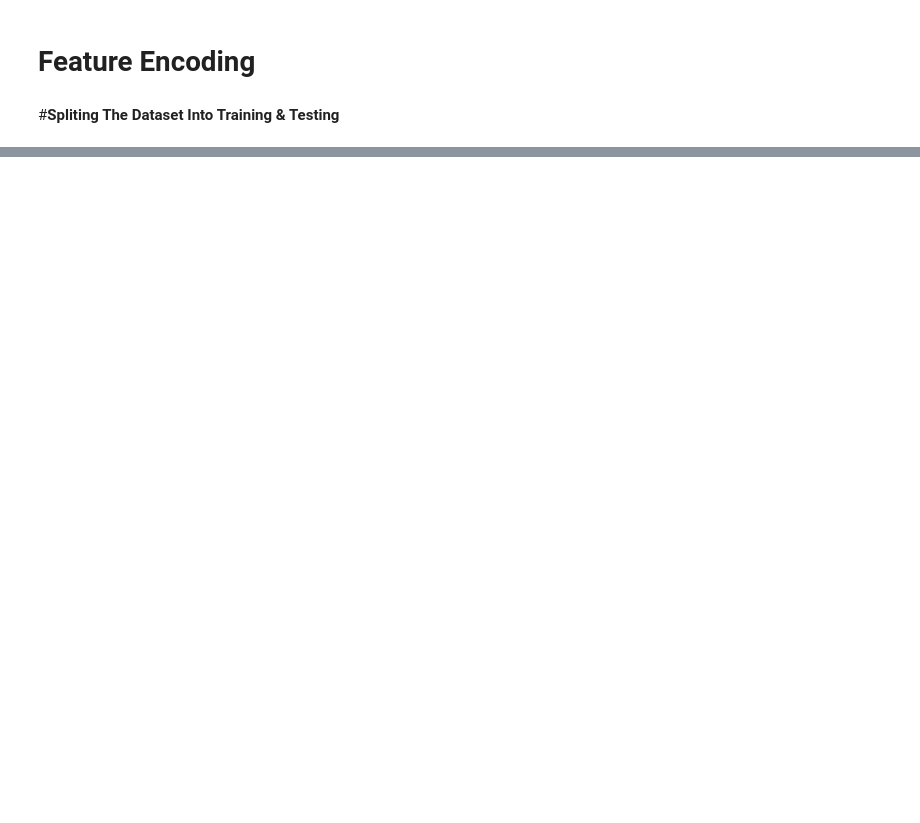
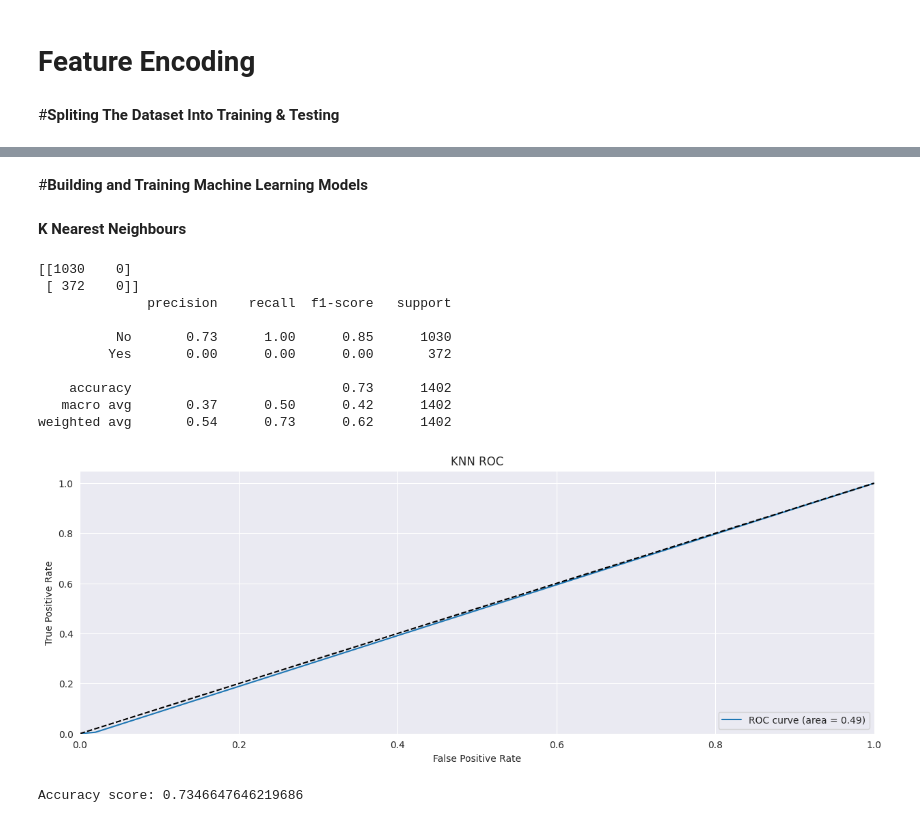
Before and after one commit to AlphaLock/Classification-Project-Predicting-Customer-Churn, a Jupyter notebook: Customer_Churn.ipynb, the cells around one changed output, grey strips where cells are left out. Drawn from its saved outputs; the diff is of its cells as text; code cells hidden in the pictures; blank space fills up the shorter version.

```diff
--- a/Customer_Churn.ipynb
+++ b/Customer_Churn.ipynb
@@ -667,0 +823,10 @@ print(x_eval.shape, y_eval.shape)
+# %%
+# Create a scaler object
+scaler = StandardScaler()
+
+# Fit on the training data
+scaler.fit(x_train)
+
+# Apply the scaler transform to both the training and testing sets
+x_train_scaled = scaler.transform(x_train)
+x_eval_scaled = scaler.transform(x_eval)
@@ -667,0 +871,54 @@ print(x_eval.shape, y_eval.shape)
+# %% [markdown]
+#**Building and Training Machine Learning Models**
+# %% [markdown]
+**K Nearest Neighbours**
+# %%
+# Define the KNN classifier with k=5
+knn = KNeighborsClassifier(n_neighbors=5)
+
+# Fit the KNN model on the training dataset
+knn.fit(x_train, y_train)
+
+# Make predictions on the test dataset
+y_pred = knn.predict(x_eval)
+# %%
+plt.figure(figsize=(15, 5))
+
+# Confusion matrix
+cm = confusion_matrix(y_eval, y_pred)
+print(cm)
+
+# Classification report
+cr = classification_report(y_eval, y_pred)
+print(cr)
+
+# ROC Curve
+y_pred_prob = knn.predict_proba(x_eval)[:,1]
+fpr, tpr, thresholds = roc_curve(y_eval, y_pred_prob, pos_label='Yes')
+roc_auc = roc_auc_score(y_eval, y_pred_prob)
+plt.plot(fpr, tpr, label='ROC curve (area = %0.2f)' % roc_auc)
+plt.plot([0, 1], [0, 1], 'k--')
+plt.xlim([0.0, 1.0])
+plt.ylim([0.0, 1.05])
+plt.xlabel('False Positive Rate')
+plt.ylabel('True Positive Rate')
+plt.title('KNN ROC')
+plt.legend(loc="lower right")
+plt.show()
+
+# Accuracy score
+acc = accuracy_score(y_eval, y_pred)
+print('Accuracy score:', acc)
+# %% [output]
+[[1030    0]
+ [ 372    0]]
+              precision    recall  f1-score   support
+
+          No       0.73      1.00      0.85      1030
+         Yes       0.00      0.00      0.00       372
+
+    accuracy                           0.73      1402
+   macro avg       0.37      0.50      0.42      1402
+weighted avg       0.54      0.73      0.62      1402
+[figure, added]
+Accuracy score: 0.7346647646219686
```
Also changed, not shown: parts of 55 cells of this notebook.
